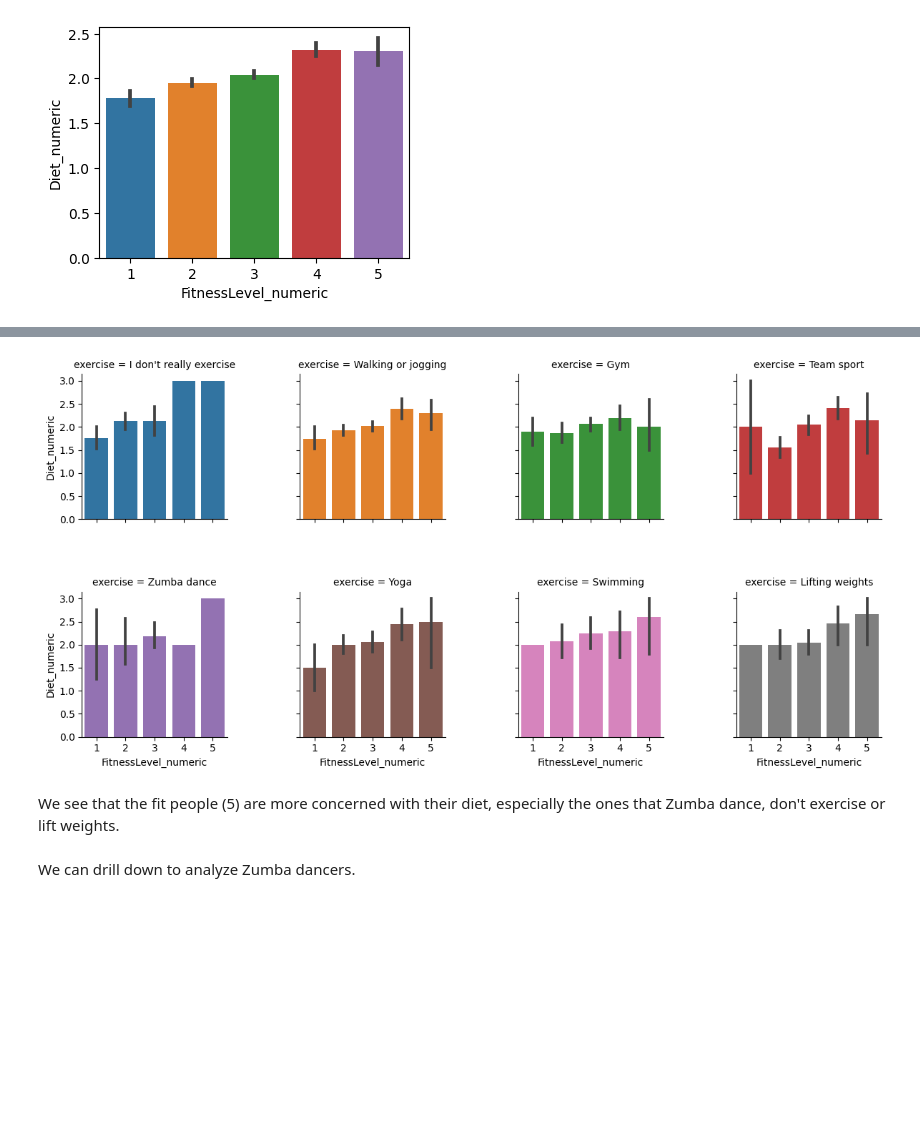
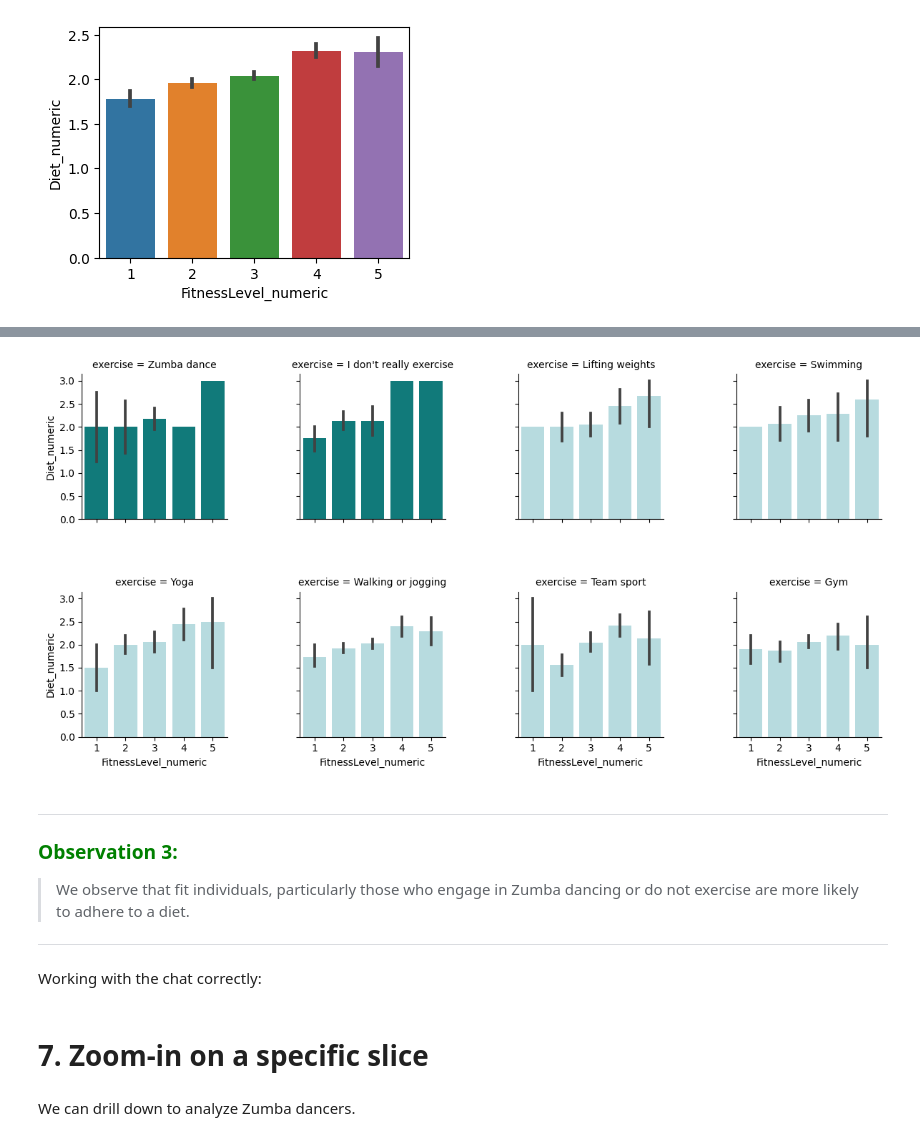
Before and after one commit to nlihin/data-analytics, a Jupyter notebook: unit09_EDA on survey data.ipynb, the cells around one changed output, grey strips where cells are left out. Saved outputs shown, nothing was run; the diff lists cells and outputs as text; code cells hidden in the pictures; blank space fills up the shorter version.

```diff
--- a/unit09_EDA on survey data.ipynb
+++ b/unit09_EDA on survey data.ipynb
@@ -130,0 +224,2 @@ sns.heatmap(data=correlation_matrix, annot=True, cmap='coolwarm')
+# %%
+merged_df = fit_df.merge(small_fit)
@@ -166,7 +279,7 @@ array([None, 'Team sport'], dtype=object)
 # %% [markdown]
 Add these new columns with the exercises to the dataframe
 # %%
-fit_df["choice1"]= list_exs[0]
-fit_df["choice2"]= list_exs[1]
-fit_df["choice3"]= list_exs[2]
-fit_df["choice4"]= list_exs[3]
+merged_df["choice1"]= list_exs[0]
+merged_df["choice2"]= list_exs[1]
+merged_df["choice3"]= list_exs[2]
+merged_df["choice4"]= list_exs[3]
@@ -212,10 +321,10 @@ fit_df[features]
 # %% [markdown]
 This is in long format:
 # %%
-ids = ['index','ImportanceExercise', 'FitnessLevel','FitnessLevel_numeric','Diet_numeric', 'SelfRatingDiet']
+ids = ['index','ImportanceExercise', 'FitnessLevel','FitnessLevel_numeric','Diet_numeric', 'SelfRatingDiet', 'DoYouDo_Alone',"not_alone", 'Daytime']
 values = ['choice1','choice2', 'choice3', 'choice4']
 # %%
-melted_df = pd.melt(fit_df, id_vars= ids, value_vars= values)
+melted_df = pd.melt(merged_df, id_vars= ids, value_vars= values)
 melted_df.head()
 # %% [output]
 |  | index | ImportanceExercise | FitnessLevel | FitnessLevel_numeric | Diet_numeric | SelfRatingDiet | ... |
@@ -291,12 +492,30 @@ The correlation we found is not high (0.21). Let's try to break it down by exerc
 # %%
-g = sns.FacetGrid(data = melted_df, col="exercise", hue="exercise", col_wrap=4)
-g.map_dataframe(sns.barplot, x='FitnessLevel_numeric', y = "Diet_numeric")
+custom_order = ["Zumba dance","I don't really exercise", "Lifting weights", 'Swimming', 'Yoga',
+                'Walking or jogging',  'Team sport','Gym' ]
+custom_palette = {exercise: 'darkcyan' if exercise in ["Zumba dance", "I don't really exercise"] else 'powderblue' for exercise in custom_order}
+
+g = sns.FacetGrid(data=melted_df, col="exercise", hue="exercise", col_wrap=4, col_order=custom_order, palette=custom_palette)
+g.map_dataframe(sns.barplot, x='FitnessLevel_numeric', y="Diet_numeric")
+
 plt.subplots_adjust(wspace=0.5, hspace=0.5)
+
 plt.show()
 # %% [output]
-[figure, old version]
+[figure, new version]
-# %% [markdown]
-We see that the fit people (5) are more concerned with their diet, especially the ones that Zumba dance, don't exercise  or lift weights.
+# %% [markdown]
+---
+### <span style="color:green"> Observation 3:</span>
+
+>
+>We observe that fit individuals, particularly those who engage in Zumba dancing or do not exercise
+> are more likely to adhere to a diet.
+
+
+---
+# %% [markdown]
+Working with the chat correctly:
+# %% [markdown]
+# 7. Zoom-in on a specific slice
 # %% [markdown]
 We can drill down to analyze Zumba dancers.
 # %%
```
Also changed, not shown: parts of 67 cells of this notebook.
